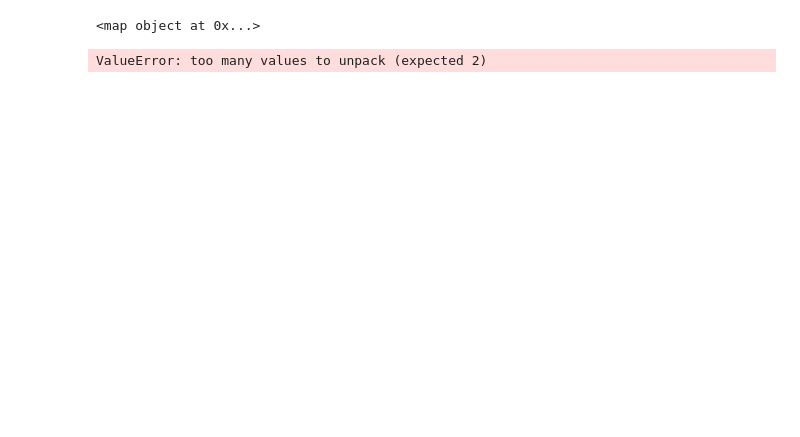
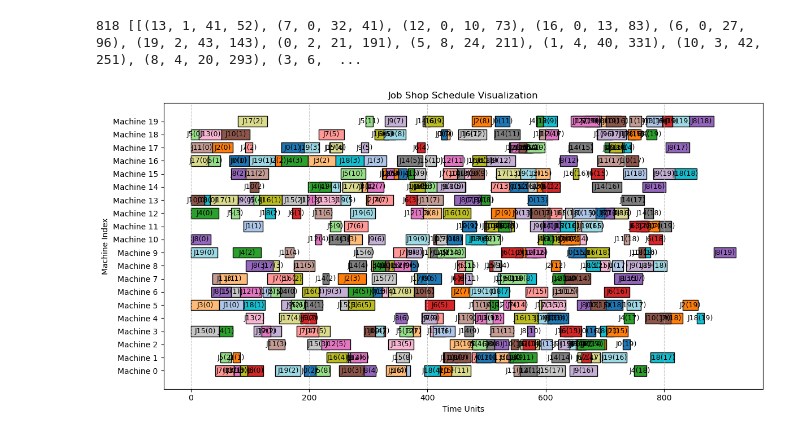
Before and after one commit to benbekir/optimization-algorithms, a Jupyter notebook: randomized-optimizations/jobshop_population_based.ipynb, the cells around one changed output. Saved outputs shown, nothing was run; the diff lists cells and outputs as text; code cells hidden in the pictures; blank space fills up the shorter version.

```diff
--- a/randomized-optimizations/jobshop_population_based.ipynb
+++ b/randomized-optimizations/jobshop_population_based.ipynb
@@ -38,8 +43,6 @@ def parse_instance(file_name, instance_name):
     if start_idx == -1:
         raise ValueError(f"Instance {instance_name} not found in file {file_name}.")
     skip_line=start_idx+4
-    for v in map(int, lines[skip_line].split()):
-        print(v)
     num_jobs,num_machines=map(int, lines[skip_line].split())
     jobs_data=[]
     for i in range(1, num_jobs+1):
@@ -68,3 +73,6 @@ class Candidate:
     def __init__(self, schedule: list[list[Task]]) -> None:
         self.schedule = schedule
         self.time = max(machine[-1].duration + machine[-1].offset for machine in schedule)
+
+    def __repr__(self) -> str:
+        return f"{self.time} {[[(task.job_index, task.task_index, task.duration, task.offset) for task in machine] for machine in self.schedule]}"
@@ -178,11 +197,12 @@ def solve(strategy: Strategy, m, l, max_generations, num_machines, num_jobs, dat
 # %%
 m = 5
 l = 15
-max_gens = 25
+max_gens = 100
 
 num_machines, num_jobs, data = parse_instance("jobshop_hackathon_instance.txt", "a")
 candidate = solve(Strategy.PLUS, m, l, max_gens, num_machines, num_jobs, data)
+print(candidate)
 plot_schedule(candidate.schedule)
 # %% [output]
-<map object at 0x...>
+818 [[(13, 1, 41, 52), (7, 0, 32, 41), (12, 0, 10, 73), (16, 0, 13, 83), (6, 0, 27, 96), (19, 2, 43, 143), (0, 2, 21, 191), (5, 8, 24, 211), (1, 4, 40, 331), (10, 3, 42, 251), (8, 4, 20, 293), (3, 6,  ...
-ValueError: too many values to unpack (expected 2)
+[figure, added]
```
Also changed, not shown: parts of 8 cells of this notebook, 1 other file.
